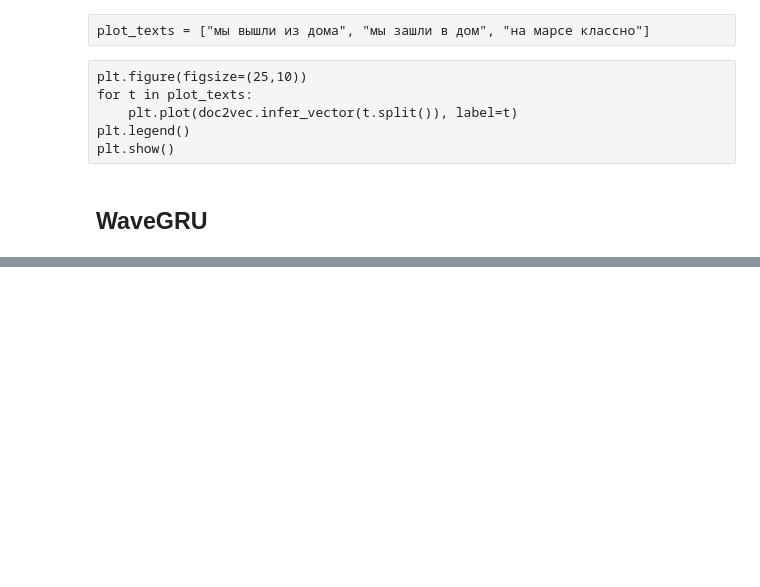
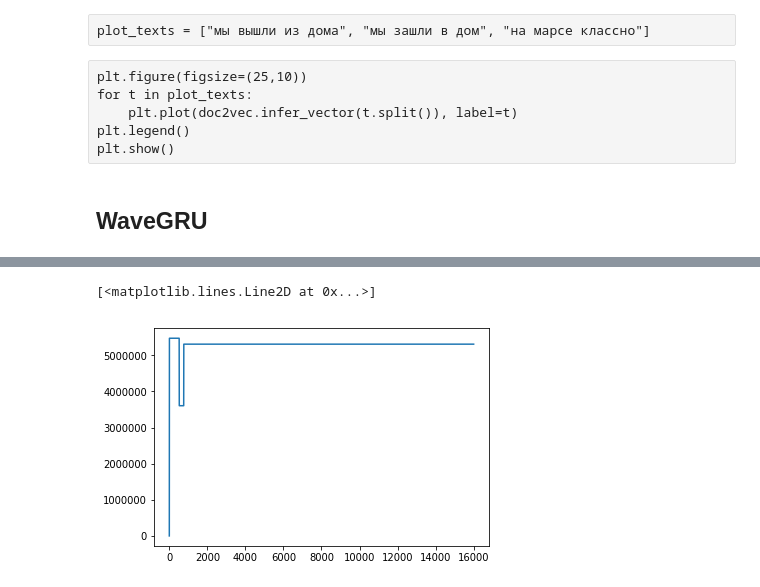
Before and after one commit to EgorDudyrev/Speach_Synthesizer, a Jupyter notebook: notebooks/ed-2019.05.20-Final_model1.ipynb, the cells around one changed output, grey strips where cells are left out. Saved outputs shown, nothing was run; the diff lists cells and outputs as text; code cells hidden in the pictures; blank space fills up the shorter version.

Commit message:
Fix DWave4

```diff
--- a/notebooks/ed-2019.05.20-Final_model1.ipynb
+++ b/notebooks/ed-2019.05.20-Final_model1.ipynb
@@ -276,0 +109,8 @@ sns.heatmap(gru.O1.eval(session=sess))
+# %%
+with open(DIRS['MODELS']+model_name+'/model_params.pickle','rb') as f:
+    model_params = pickle.load(f)
+# %%
+model_params['M_O1V:0'] = model_params['M_O1V']
+model_params['M_O2V:0'] = model_params['M_O2V']
+model_params['M_O3V:0'] = model_params['M_O3V']
+model_params['M_O4V:0'] = model_params['M_O4V']
@@ -276,0 +125,6 @@ sns.heatmap(gru.O1.eval(session=sess))
+# %%
+tf.reset_default_graph()
+sess = tf.Session()
+gru = DWave4.WaveGRU(3, 64, n_batches=1, restore_variables=model_params, hidden_size=256)
+#gru = DWave4.WaveGRU(3, 64, n_batches=1, restore_variables=None, hidden_size=256)
+sess.run(tf.global_variables_initializer())
@@ -276,0 +133,2 @@ sns.heatmap(gru.O1.eval(session=sess))
+# %%
+generated_audio = gru.generate_audio(txt_emb, sess, seconds=1, show_tqdm=True)
@@ -276,0 +137,5 @@ sns.heatmap(gru.O1.eval(session=sess))
+# %%
+plt.plot(generated_audio)
+# %% [output]
+[<matplotlib.lines.Line2D at 0x...>]
+[figure, added]
```
Also changed, not shown: parts of 73 cells of this notebook, 1 other file.
